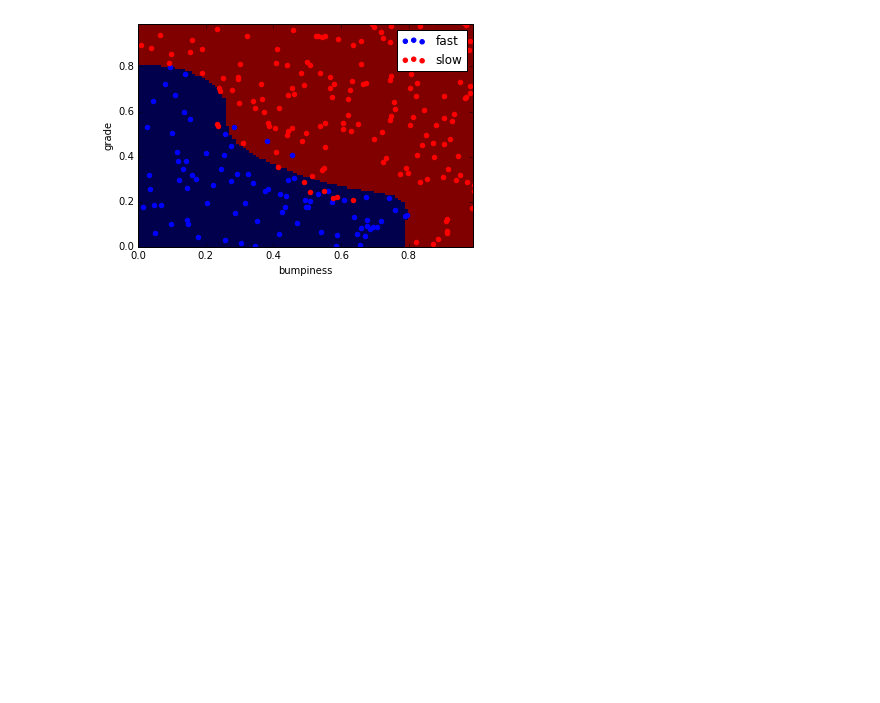
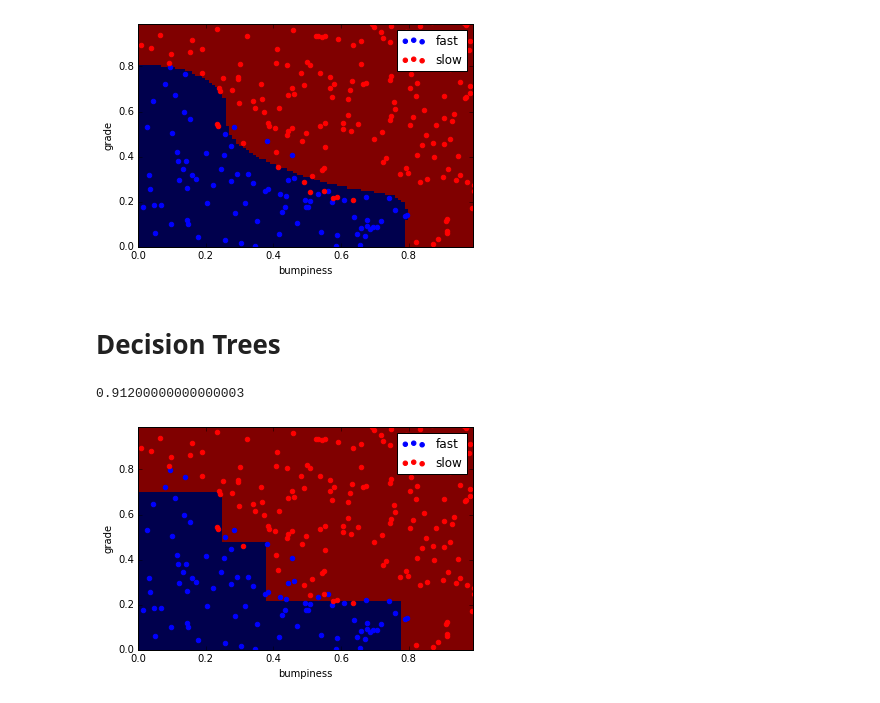
Before and after one commit to skseth/ml, a Jupyter notebook: Udacity Machine Learning.ipynb, the cells around one changed output. Cells and saved outputs as stored; diff of their text form; code cells hidden in the pictures; blank space fills up the shorter version.

```diff
--- a/Udacity Machine Learning.ipynb
+++ b/Udacity Machine Learning.ipynb
@@ -157,3 +163,19 @@ svm4_acc
 prettyPicture(svm4_clf, features_test, labels_test)
 # %% [output]
 [figure]
+# %% [markdown]
+# Decision Trees
+# %%
+from sklearn import tree
+tree_clf = tree.DecisionTreeClassifier(min_samples_split=50)
+tree_clf.fit(features_train, labels_train)
+tree_pred = tree_clf.predict(features_test)
+tree_acc = accuracy_score(tree_pred, labels_test)
+# %%
+tree_acc
+# %% [output]
+0.91200000000000003
+# %%
+prettyPicture(tree_clf, features_test, labels_test)
+# %% [output]
+[figure, added]
```
Also changed, not shown: parts of 3 cells of this notebook.
